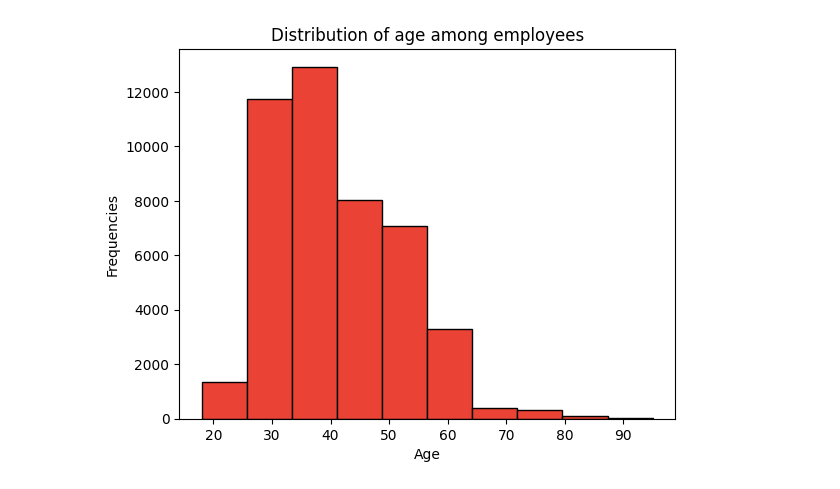
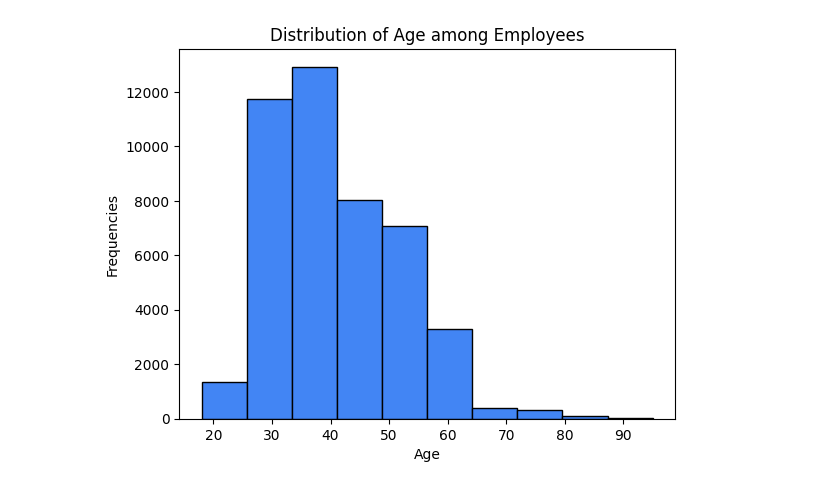
Before and after one commit to devdharaiya/Coding, a Jupyter notebook: Finlatics/Project 1.ipynb, the cells around one changed output. Drawn from its saved outputs; the diff is of its cells as text; code cells hidden in the pictures.

```diff
--- a/Finlatics/Project 1.ipynb
+++ b/Finlatics/Project 1.ipynb
@@ -14,8 +6,8 @@ please provide us feedback at https://github.com/pandas-dev/pandas/issues/54466
 # %%
-plt.hist(df['age'], color='#EA4335', edgecolor='black')
+plt.hist(df['age'], color='#4285F4', edgecolor='black')
 plt.xlabel('Age')
 plt.ylabel('Frequencies')
-plt.title('Distribution of age among employees')
+plt.title('Distribution of Age among Employees')
 plt.show()
 # %% [output]
-[figure, old version]
+[figure, new version]
```
Also changed, not shown: parts of 2 cells of this notebook.
